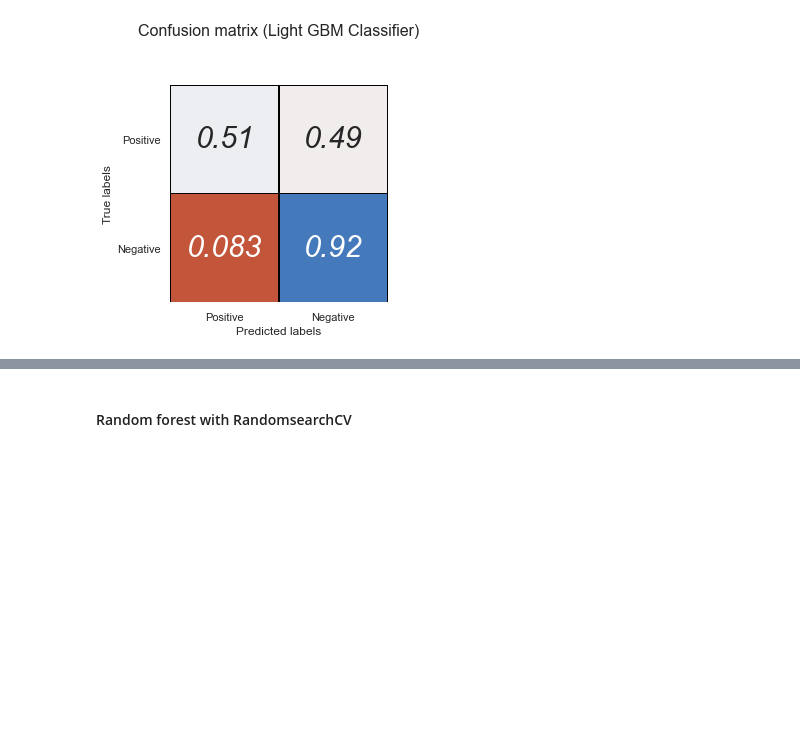
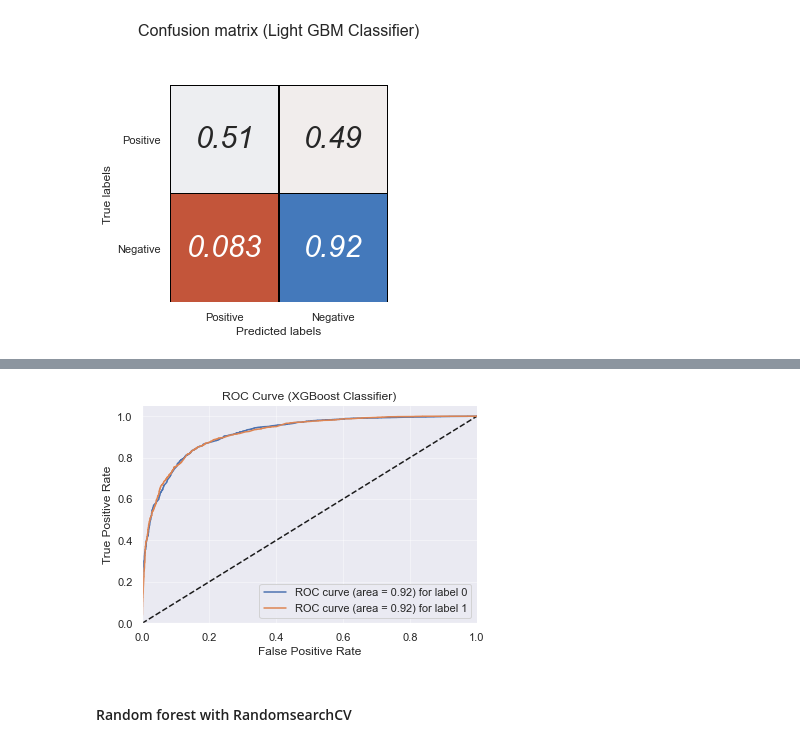
Before and after one commit to GreatLearning-NLP-Capstone-Group-9/Automatic-Ticket-Classification, a Jupyter notebook: notebooks/Base ML Models-ITER3.ipynb, the cells around one changed output, grey strips where cells are left out. Cells and saved outputs as stored; diff of their text form; code cells hidden in the pictures; blank space fills up the shorter version.

```diff
--- a/notebooks/Base ML Models-ITER3.ipynb
+++ b/notebooks/Base ML Models-ITER3.ipynb
@@ -378,3 +457,7 @@ plot_multiclass_roc(lgb, X_test, Y_test, n_classes=2, figsize=(6, 4))
+# %%
+plot_multiclass_roc(xgb, X_test, Y_test, n_classes=2, figsize=(6, 4), title='ROC Curve (XGBoost Classifier)')
+# %% [output]
+[figure, added]
 # %% [markdown]
 #### Random forest with RandomsearchCV
 # %%
```
Also changed, not shown: parts of 28 cells of this notebook.
